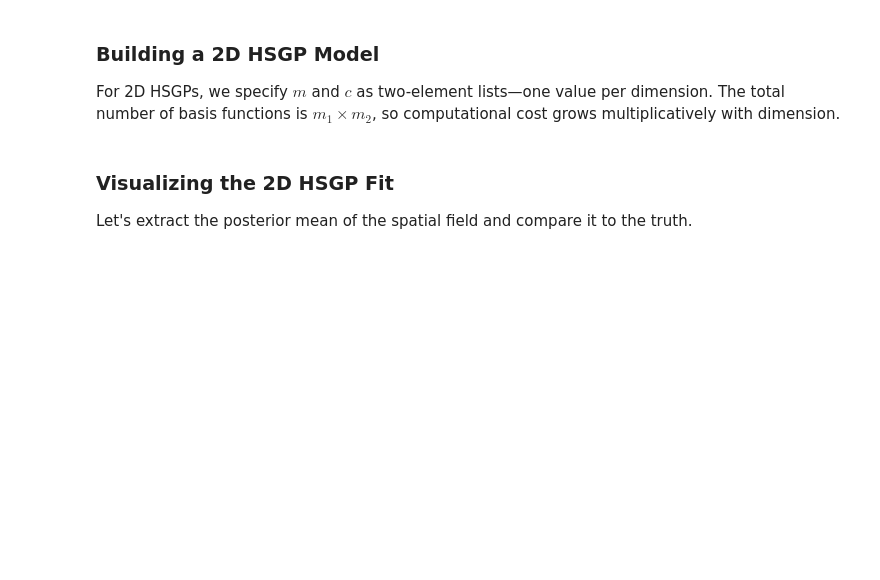
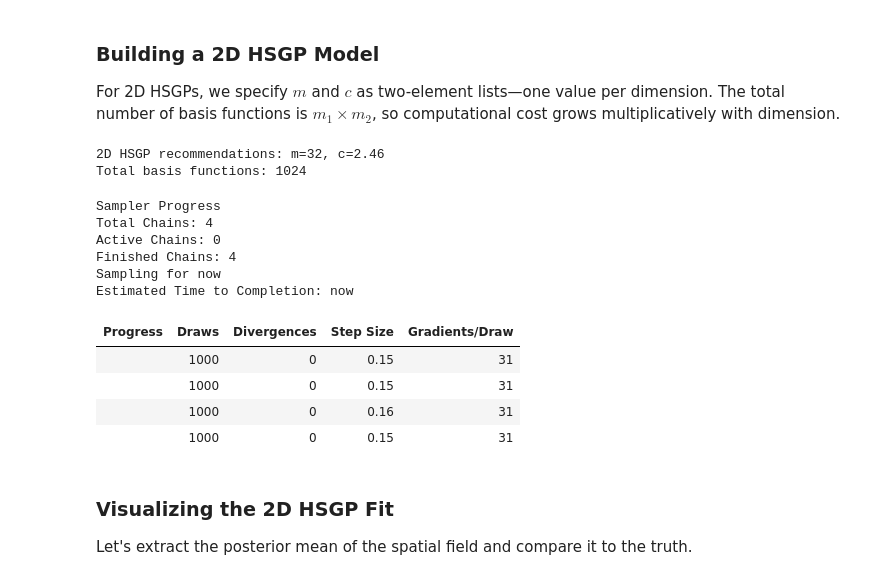
Before and after one commit to fonnesbeck/instats_gp, a Jupyter notebook: sessions/Session_3.ipynb, the cells around one changed output. Drawn from its saved outputs; the diff is of its cells as text; code cells hidden in the pictures; blank space fills up the shorter version.

```diff
--- a/sessions/Session_3.ipynb
+++ b/sessions/Session_3.ipynb
@@ -858,10 +919,10 @@ def simulate_2d_spatial(n_points=400, ell_true=1.5, eta_true=1.0, sigma_true=0.3
     cov_func = eta_true**2 * pm.gp.cov.Matern52(2, ls=ell_true)
     K = cov_func(X).eval()
     K_stable = K + 1e-8 * np.eye(len(X))
-    f_true = rng.multivariate_normal(np.zeros(len(X)), K_stable)
+    f_true = RNG.multivariate_normal(np.zeros(len(X)), K_stable)
 
     # Add noise
-    y = f_true + sigma_true * rng.standard_normal(len(X))
+    y = f_true + sigma_true * RNG.standard_normal(len(X))
 
     return X, y, f_true
 
@@ -904,41 +968,53 @@ fig.show()
 
 For 2D HSGPs, we specify $m$ and $c$ as two-element lists—one value per dimension. The total number of basis functions is $m_1 \times m_2$, so computational cost grows multiplicatively with dimension.
 # %%
-# Get recommendations for 2D
 m_2d, c_2d = pm.gp.hsgp_approx.approx_hsgp_hyperparams(
     x_range=[0, 10],
     lengthscale_range=[1.0, 3.0],
     cov_func='matern52'
 )
 
 print(f"2D HSGP recommendations: m={m_2d}, c={c_2d:.2f}")
 print(f"Total basis functions: {m_2d**2}")
 
 with pm.Model() as hsgp_2d_model:
-    # Priors
+
     ell = pm.Gamma('ell', alpha=2, beta=1)
     eta = pm.HalfNormal('eta', sigma=2)
 
-    # 2D covariance
     cov = eta**2 * pm.gp.cov.Matern52(2, ls=ell)
 
-    # HSGP with 2D specification
     gp = pm.gp.HSGP(
-        m=[m_2d, m_2d],  # m for each dimension
+        m=[m_2d, m_2d],   # m for each dimension
         c=c_2d,           # c applies to both
         cov_func=cov
     )
 
     f = gp.prior('f', X=X_2d)
     sigma = pm.HalfNormal('sigma', sigma=1)
     y_obs = pm.Normal('y_obs', mu=f, sigma=sigma, observed=y_2d)
 
-    # Sample
     idata_2d = pm.sample(
         500,
         tune=500,
+        chains=2,
         random_seed=RANDOM_SEED,
+        nuts_sampler="nutpie"
     )
+# %% [output]
+2D HSGP recommendations: m=32, c=2.46
+Total basis functions: 1024
+Sampler Progress
+Total Chains: 4
+Active Chains: 0
+Finished Chains: 4
+Sampling for now
+Estimated Time to Completion: now
+| Progress | Draws | Divergences | Step Size | Gradients/Draw |
+|  | 1000 | 0 | 0.15 | 31 |
+|  | 1000 | 0 | 0.15 | 31 |
+|  | 1000 | 0 | 0.16 | 31 |
+|  | 1000 | 0 | 0.15 | 31 |
 # %% [markdown]
 ### Visualizing the 2D HSGP Fit
 
```
Also changed, not shown: parts of 24 cells of this notebook, 5 other files.
